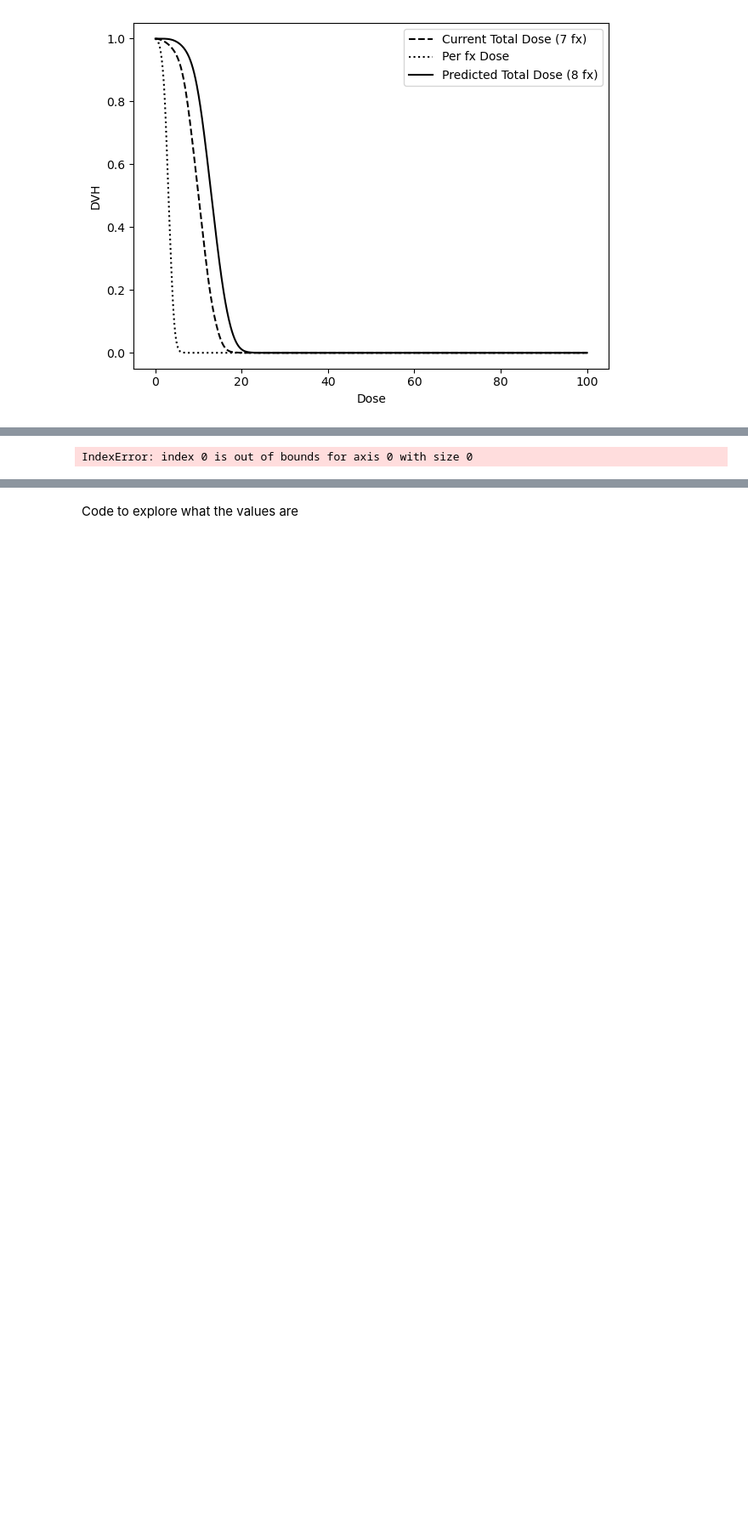
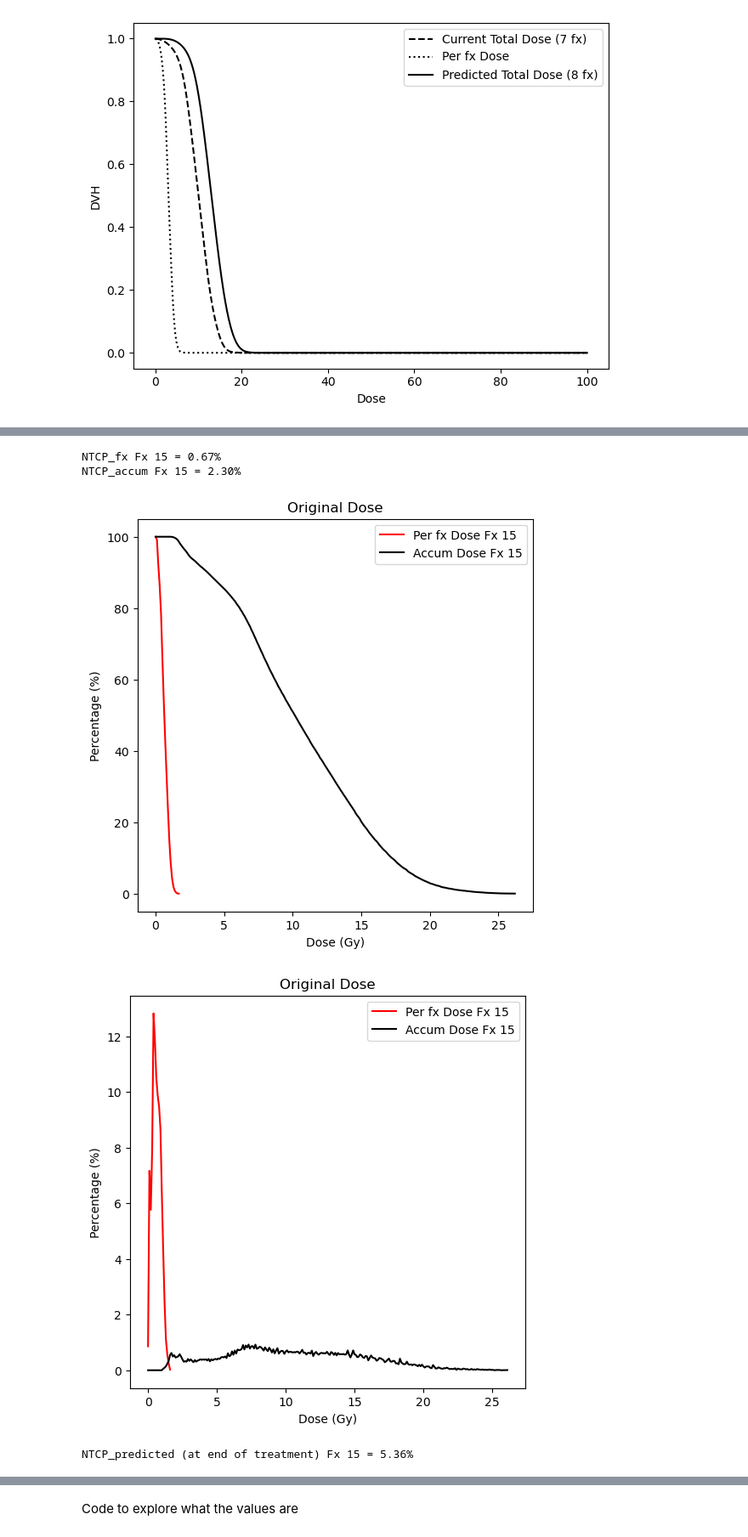
Before and after one commit to raulgarcia66/POMDP-ART, a Jupyter notebook: NTCP Changes/Compute NTCP values.ipynb, the cells around one changed output, grey strips where cells are left out. Shown at 85% size. Drawn from its saved outputs; the diff is of its cells as text; code cells hidden in the pictures; blank space fills up the shorter version.

Commit message:
NTCP LKB fixed

```diff
--- a/NTCP Changes/Compute NTCP values.ipynb
+++ b/NTCP Changes/Compute NTCP values.ipynb
@@ -393,9 +395,9 @@ plt.show()
 # %%
 patient = '0c51fd88' # right parotid
-patient = 'a12d277b'  # R parotid
+# patient = 'a12d277b'  # R parotid
 # dose_type = 'fx'
 group_name = 'Original' # Planned dose = 'Original'; Delivered dose = 'RTS'
-left_parotid_name = 'left parotid'
+# left_parotid_name = 'left parotid'
 right_parotid_name = 'right parotid'
 # From https://doi.org/10.1016%2Fj.ijrobp.2009.07.1708 (for parotid):
 td50 = 39.9     # Gy
@@ -404,7 +406,10 @@ n = 1           # Mean dose if n = 1
 # Other:
 aB_ratio = 3
 
-# dDVHs = [] # not used
+parotid_names = [
+    'right parotid','R parotid','Rt parotid','parotid_r','RParotid','6b Rt Parotid','R Parotid','Parotid rt',
+    'Rt Parotid -15','Rt Parotid','Right parotid','R PAROTID','RT parotid','rt parotid','RT PAROTID'
+]
 
 # Grab all dvh files (fx and accumulated dose)
 # Assumes the folder doesn't contain the csv files yet
@@ -412,81 +417,99 @@ all_fx_files = [f for f in os.listdir(os.path.join(INPUT_DIR,patient,group_name)
 all_accum_files = [f for f in os.listdir(os.path.join(INPUT_DIR,patient,group_name)) if '.fx.' not in f]
 assert len(all_accum_files) == len(all_fx_files)
 nfx = len(all_fx_files)
-# # Grab all dvh files (fx and accumulated dose) with .csv extension
-all_fx_files = [f'RD.Accumulated.{i+1}.fx.dcm dvh {group_name.lower()}.csv' for i in range(nfx)]
+# Grab all dvh files (fx and accumulated dose) with .csv extension
+all_fx_files = [f'RD.Accumulated.{i+1}.fx.dcm dvh {group_name.lower()}.csv' for i in range(nfx)] # this sorts the fx no
 all_accum_files = [f'RD.Accumulated.{i+1}.dcm dvh {group_name.lower()}.csv' for i in range(nfx)]
 
-# Is this 10 a specific fraction?
-# df_fx = pd.read_csv(os.path.join(INPUT_DIR,patient,group_name,all_fx_files[10]))
-fx_no = 10
+fx_no = 15
 df_fx = pd.read_csv(os.path.join(INPUT_DIR,patient,group_name,all_fx_files[fx_no]))
 # Get only the desired structures
-print("Fx column index ", np.where(df_fx.columns == right_parotid_name)[0][0]+1)
+parotid_found = False
+for name in parotid_names:
+    if np.any(np.where(df_fx.columns == name)[0]): # if list not empty
+        right_parotid_name = name
+        parotid_found = True
+        break
+if not parotid_found:
+    print(f"\t\tFx {fx_no+1}. Right parotid column name not found.")
+    print("\t\t", os.path.join(INPUT_DIR,patient,group_name,all_fx_files[fx_no]))
 vol_ind_fx = np.where(df_fx.columns == right_parotid_name)[0][0]+1
+# print("Fx column index ", np.where(df_fx.columns == right_parotid_name)[0][0]+1)
 # vol_col_fx = df_fx.columns[vol_ind_fx]
 # vol_fx = float(vol_col_fx)
 dvh_fx = df_fx[right_parotid_name]
-dose_fx = np.array(dvh_fx/100) # because it is given in cGy?
+dose_fx = np.array(dvh_fx/100) # since it is given in cGy
 vol_percent_fx = np.array(df_fx.iloc[:,vol_ind_fx])
+# print(len(vol_percent_fx)) # the fx and accumulation may have different lengths
 # dDVH
 dDVH_dose_fx = dose_fx[~np.isnan(dose_fx)][:-1]
 dDVH_vol_percent_fx = -np.diff(vol_percent_fx)
 dDVH_vol_percent_fx = dDVH_vol_percent_fx[~np.isnan(dDVH_vol_percent_fx)] # keep non-NaN values
-# NTCP
-NTCP_fx = calculate_NTCP_LKB(dDVH_dose_fx, dDVH_vol_percent_fx, td50, m, n, aB_ratio, 1)
-print(f'NTCP fx {fx_no} = {NTCP_fx:.2f}%')
+# NTCP (from just this fraction)
+NTCP_fx = calculate_NTCP_LKB(dDVH_dose_fx, dDVH_vol_percent_fx, td50, m, n, aB_ratio, 1) # one since just considering this fx
+print(f'NTCP_fx Fx {fx_no} = {NTCP_fx:.2f}%')
 
-# Predict the dose at the final fx
-# df_accum = pd.read_csv(os.path.join(INPUT_DIR,patient,group_name,all_accum_files[10]))
-fx_no = 10
+# fx_no = 15
 df_accum = pd.read_csv(os.path.join(INPUT_DIR,patient,group_name,all_accum_files[fx_no]))
 # Get only the desired structures
 vol_ind_accum = np.where(df_accum.columns == right_parotid_name)[0][0]+1
-print("Accum column index ", np.where(df_fx.columns == right_parotid_name)[0][0]+1)
+# print("Accum column index ", np.where(df_fx.columns == right_parotid_name)[0][0]+1)
 # vol_col_accum = df_accum.columns[vol_ind_accum]
 # vol_accum = float(vol_col_accum)
 dvh_accum = df_accum[right_parotid_name]
-dose_accum = np.array(dvh_accum/100) # because it is given in cGy?
+dose_accum = np.array(dvh_accum/100)
 vol_percent_accum = np.array(df_accum.iloc[:,vol_ind_accum])
+# print(len(vol_percent_accum))
 # dDVH
 dDVH_dose_accum = dose_accum[~np.isnan(dose_accum)][:-1]
 dDVH_vol_percent_accum = -np.diff(vol_percent_accum)
 dDVH_vol_percent_accum = dDVH_vol_percent_accum[~np.isnan(dDVH_vol_percent_accum)] # keep non-NaN values
+# NTCP (all doses up to this fraction)
+NTCP_accum = calculate_NTCP_LKB(dDVH_dose_accum, dDVH_vol_percent_accum, td50, m, n, aB_ratio, fx_no) # nfx replaced 1
+print(f'NTCP_accum Fx {fx_no} = {NTCP_accum:.2f}%')
 
+# Plots
 plt.figure(figsize=(6,6))
 plt.plot(dose_fx, 100*vol_percent_fx, 'r', label=f'Per fx Dose Fx {fx_no}')
 plt.plot(dose_accum, 100*vol_percent_accum, 'k', label=f'Accum Dose Fx {fx_no}')
 plt.legend()
 plt.xlabel('Dose (Gy)')
 plt.ylabel('Percentage (%)')
 plt.title(f'{group_name} Dose')
 plt.show()
 
 plt.figure(figsize=(6,6))
 plt.plot(dDVH_dose_fx, 100*dDVH_vol_percent_fx, 'r', label=f'Per fx Dose Fx {fx_no}')
 plt.plot(dDVH_dose_accum, 100*dDVH_vol_percent_accum, 'k', label=f'Accum Dose Fx {fx_no}')
 plt.legend()
 plt.xlabel('Dose (Gy)')
 plt.ylabel('Percentage (%)')
 plt.title(f'{group_name} Dose')
 plt.show()
 
-x = np.arange(0, 30, 0.1)
-current_fx = 10
-final_fx = 15
-vol_percent_accum = np.pad(vol_percent_accum, (0,len(x)-len(vol_percent_accum)), 'constant') # add 0's to fit in graph?
-vol_percent_fx = np.pad(vol_percent_fx, (0,len(x)-len(vol_percent_fx)), 'constant')
-plt.plot(x, 100*vol_percent_accum, color='k', linestyle='--', label=f'Current Total Dose ({current_fx} fx)')
-plt.plot(x, 100*vol_percent_fx, color='k', linestyle=':', label='Per fx Dose')
+x = np.arange(0, 200, 0.1)
+current_fx = 15
+final_fx = 30
+# vol_percent_accum = np.pad(vol_percent_accum, (0,len(x)-len(vol_percent_accum)), 'constant') # add 0's to fit in graph?
+# vol_percent_fx_ = np.pad(vol_percent_fx, (0,len(x)-len(vol_percent_fx)), 'constant')
+plt.plot(x[:len(vol_percent_accum)], 100*vol_percent_accum, color='k', linestyle='--', label=f'Current Total Dose ({current_fx} fx)')
+plt.plot(x[:len(vol_percent_fx)], 100*vol_percent_fx, color='k', linestyle=':', label='Per fx Dose')
 dDVH_vol_percent_accum_padded = np.pad(dDVH_vol_percent_accum, (0,len(x)-len(dDVH_vol_percent_accum)), 'constant')
 dDVH_vol_percent_fx_padded = np.pad(dDVH_vol_percent_fx, (0,len(x)-len(dDVH_vol_percent_fx)), 'constant')
 # compute_dose_at_fx(total_dose, fx_dose, current_fx, final_fx)
-vol_percent_predicted,_ = compute_dose_at_fx(dDVH_vol_percent_accum_padded, dDVH_vol_percent_fx_padded, current_fx, final_fx)
-plt.plot(x, 100*vol_percent_predicted, color='k', label=f'Predicted Total Dose ({final_fx} fx)')
+vol_percent_predicted, dDVH_percent_predicted  = compute_dose_at_fx(dDVH_vol_percent_accum_padded, dDVH_vol_percent_fx_padded, current_fx, final_fx)
+NTCP_predicted = calculate_NTCP_LKB(x[:len(dDVH_percent_predicted)], dDVH_percent_predicted, td50, m, n, aB_ratio, nfx)
+print(f'NTCP_predicted (at end of treatment) Fx {fx_no} = {NTCP_predicted:.2f}%')
+right_most_ind = np.argmin(vol_percent_predicted)
+plt.plot(x[:right_most_ind], 100*vol_percent_predicted[:right_most_ind], color='k', label=f'Predicted Total Dose ({final_fx} fx)')
 plt.legend()
 plt.xlabel('Dose (Gy)')
 plt.ylabel('Perecentage (%)')
 plt.title(f'{group_name} Dose')
 plt.show()
 # %% [output]
-IndexError: index 0 is out of bounds for axis 0 with size 0
+NTCP_fx Fx 15 = 0.67%
+NTCP_accum Fx 15 = 2.30%
+[figure, added]
+[figure, added]
+NTCP_predicted (at end of treatment) Fx 15 = 5.36%
```
Also changed, not shown: parts of 18 cells of this notebook, 2 other files.
